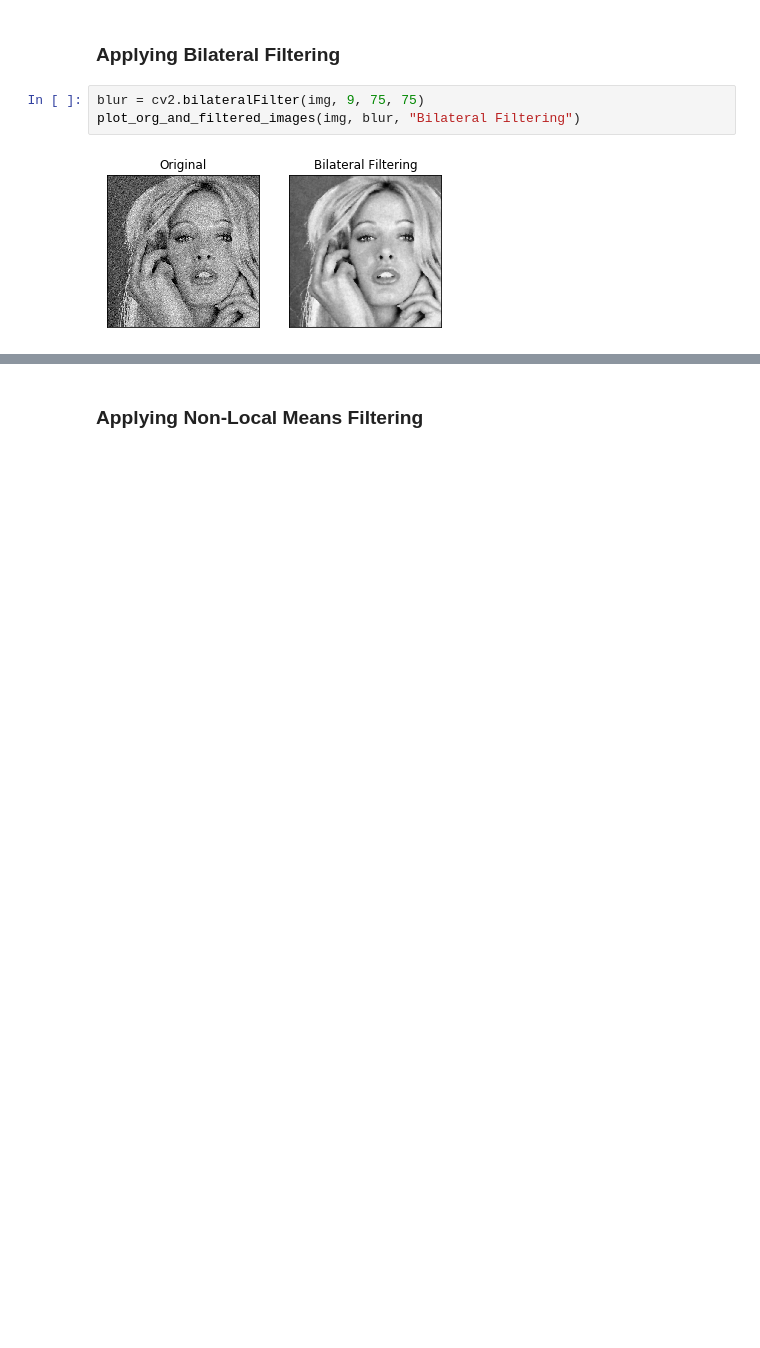
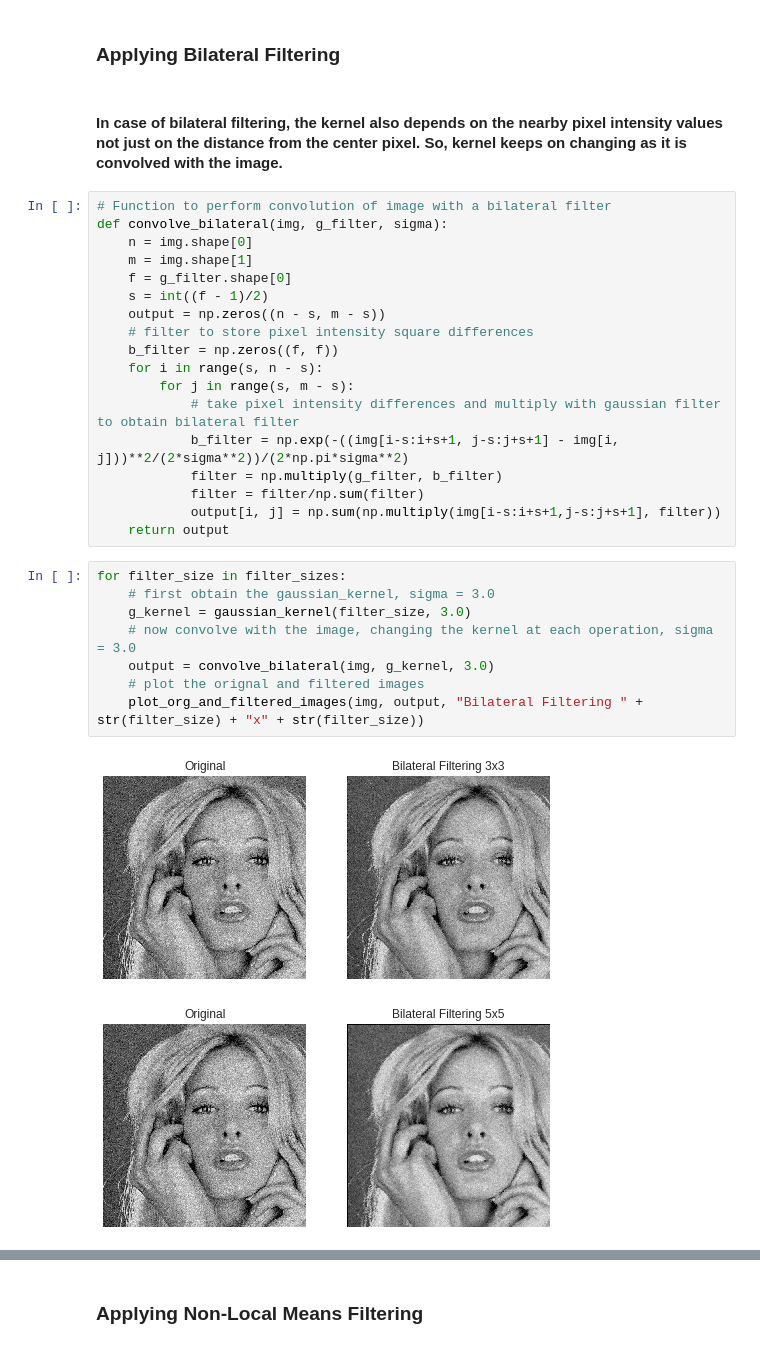
Before and after one commit to sahilbansal17/Computer-Vision-Lab, a Jupyter notebook: 1-Spatial Filtering/Assignment 1.ipynb, the cells around one changed output, grey strips where cells are left out. Drawn from its saved outputs; the diff is of its cells as text; blank space fills up the shorter version.

```diff
--- a/1-Spatial Filtering/Assignment 1.ipynb
+++ b/1-Spatial Filtering/Assignment 1.ipynb
@@ -45,7 +75,33 @@ for filter_size in filter_sizes:
 # %% [markdown]
 ### Applying Bilateral Filtering
-# %%
-blur = cv2.bilateralFilter(img, 9, 75, 75)
-plot_org_and_filtered_images(img, blur, "Bilateral Filtering")
-# %% [output]
-[figure, removed]
+# %% [markdown]
+#### In case of bilateral filtering, the kernel also depends on the nearby pixel intensity values not just on the distance from the center pixel. So, kernel keeps on changing as it is convolved with the image.
+# %%
+# Function to perform convolution of image with a bilateral filter
+def convolve_bilateral(img, g_filter, sigma):
+    n = img.shape[0]
+    m = img.shape[1]
+    f = g_filter.shape[0]
+    s = int((f - 1)/2)
+    output = np.zeros((n - s, m - s))
+    # filter to store pixel intensity square differences
+    b_filter = np.zeros((f, f))
+    for i in range(s, n - s):
+        for j in range(s, m - s):
+            # take pixel intensity differences and multiply with gaussian filter to obtain bilateral filter
+            b_filter = np.exp(-((img[i-s:i+s+1, j-s:j+s+1] - img[i, j]))**2/(2*sigma**2))/(2*np.pi*sigma**2)
+            filter = np.multiply(g_filter, b_filter)
+            filter = filter/np.sum(filter)
+            output[i, j] = np.sum(np.multiply(img[i-s:i+s+1,j-s:j+s+1], filter))
+    return output
+# %%
+for filter_size in filter_sizes:
+    # first obtain the gaussian_kernel, sigma = 3.0
+    g_kernel = gaussian_kernel(filter_size, 3.0)
+    # now convolve with the image, changing the kernel at each operation, sigma = 3.0
+    output = convolve_bilateral(img, g_kernel, 3.0)
+    # plot the orignal and filtered images
+    plot_org_and_filtered_images(img, output, "Bilateral Filtering " + str(filter_size) + "x" + str(filter_size))
+# %% [output]
+[figure, added]
+[figure, added]
```
Also changed, not shown: parts of 10 cells of this notebook.
